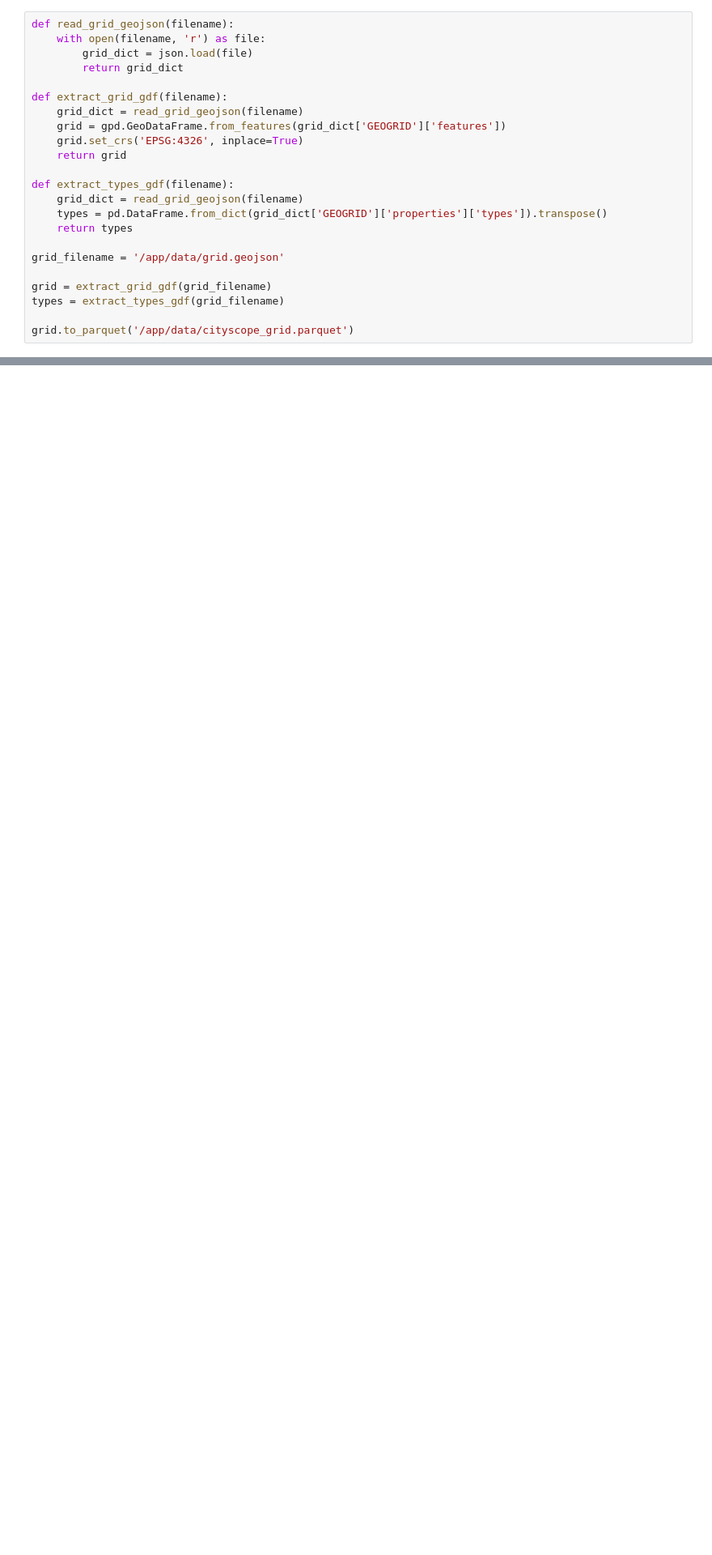
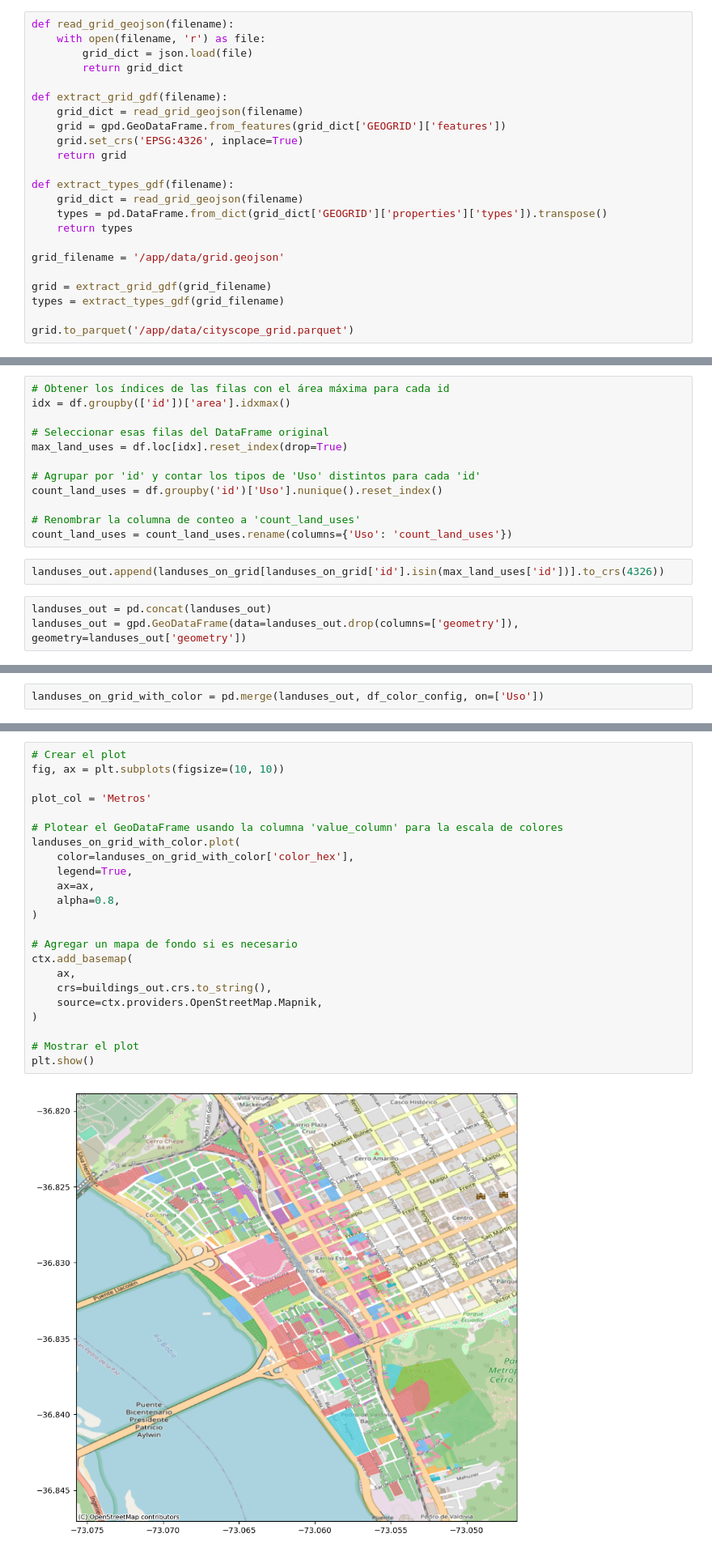
Before and after one commit to KevinMerino-Dev/CityScopeJS_Grid, a Jupyter notebook: grid_analysis_Ariel.ipynb, the cells around one changed output, grey strips where cells are left out. Shown at 81% size. Saved outputs shown, nothing was run; the diff lists cells and outputs as text; blank space fills up the shorter version.

```diff
--- a/grid_analysis_Ariel.ipynb
+++ b/grid_analysis_Ariel.ipynb
@@ -36,0 +208,17 @@ types
+# %%
+# Obtener los índices de las filas con el área máxima para cada id
+idx = df.groupby(['id'])['area'].idxmax()
+
+# Seleccionar esas filas del DataFrame original
+max_land_uses = df.loc[idx].reset_index(drop=True)
+
+# Agrupar por 'id' y contar los tipos de 'Uso' distintos para cada 'id'
+count_land_uses = df.groupby('id')['Uso'].nunique().reset_index()
+
+# Renombrar la columna de conteo a 'count_land_uses'
+count_land_uses = count_land_uses.rename(columns={'Uso': 'count_land_uses'})
+# %%
+landuses_out.append(landuses_on_grid[landuses_on_grid['id'].isin(max_land_uses['id'])].to_crs(4326))
+# %%
+landuses_out = pd.concat(landuses_out)
+landuses_out = gpd.GeoDataFrame(data=landuses_out.drop(columns=['geometry']), geometry=landuses_out['geometry'])
@@ -36,0 +260,2 @@ types
+# %%
+landuses_on_grid_with_color = pd.merge(landuses_out, df_color_config, on=['Uso'])
@@ -36,0 +278,25 @@ types
+# %%
+# Crear el plot
+fig, ax = plt.subplots(figsize=(10, 10))
+
+plot_col = 'Metros'
+
+# Plotear el GeoDataFrame usando la columna 'value_column' para la escala de colores
+landuses_on_grid_with_color.plot(
+    color=landuses_on_grid_with_color['color_hex'],
+    legend=True,
+    ax=ax,
+    alpha=0.8,
+)
+
+# Agregar un mapa de fondo si es necesario
+ctx.add_basemap(
+    ax,
+    crs=buildings_out.crs.to_string(),
+    source=ctx.providers.OpenStreetMap.Mapnik,
+)
+
+# Mostrar el plot
+plt.show()
+# %% [output]
+[figure, added]
```
Also changed, not shown: parts of 41 cells of this notebook, 9 other files.
